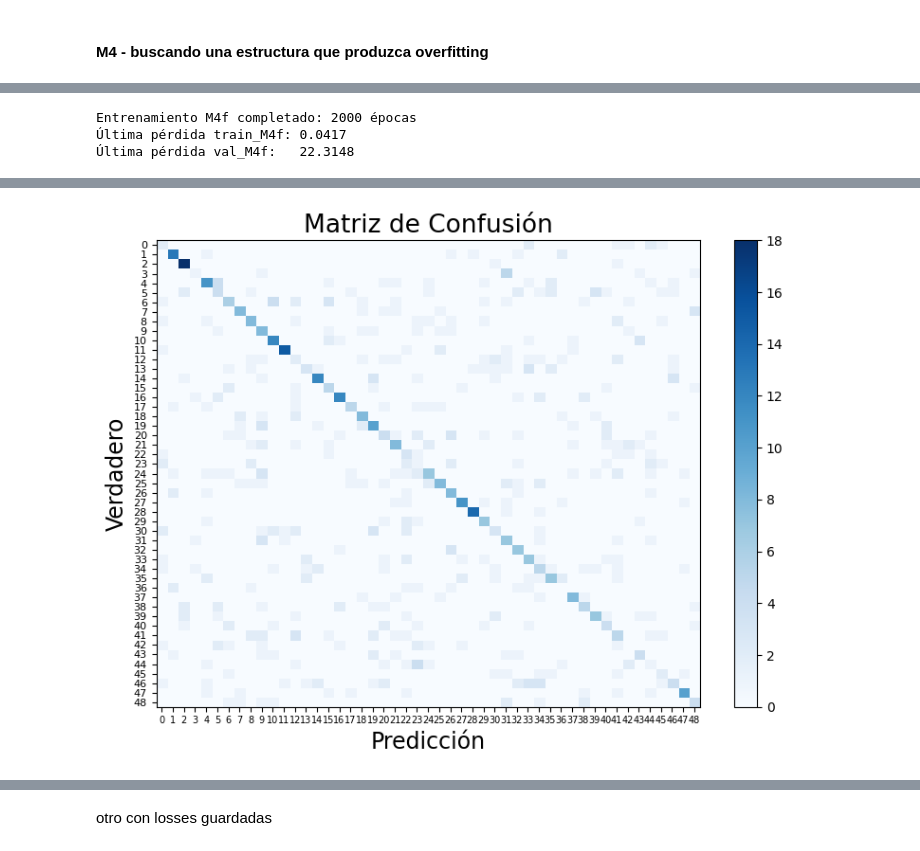
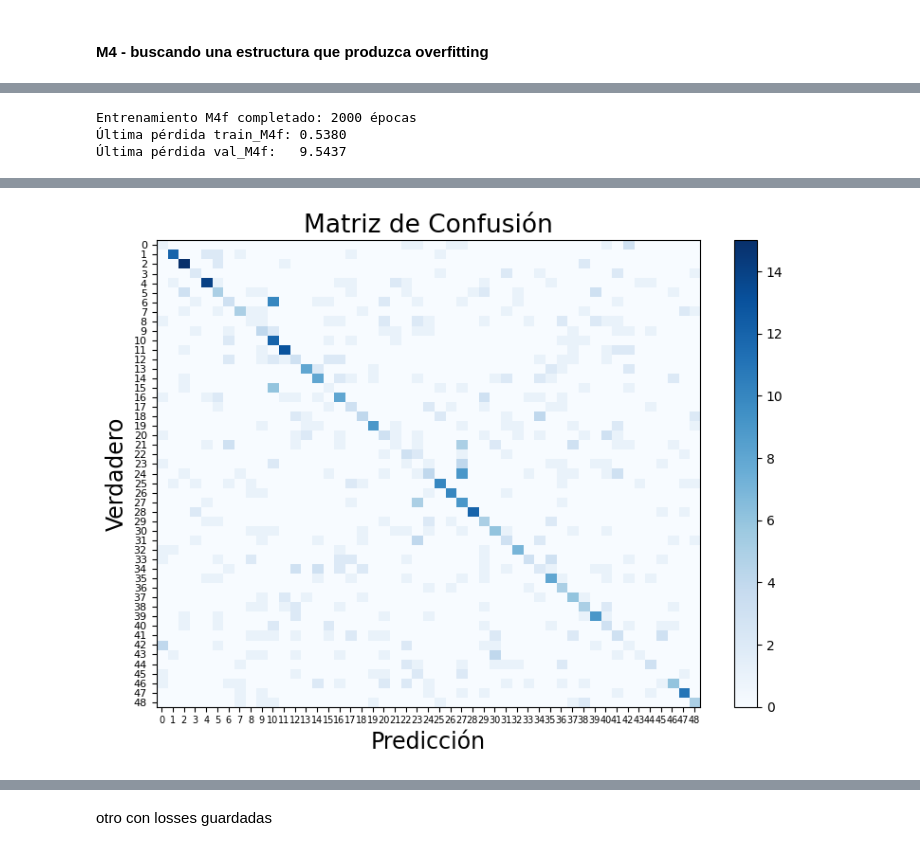
Before and after one commit to anatissera/Machine-Learning-Deep-Learning, a Jupyter notebook: Tissera_AnaPaula_TP3 - cupy/Tissera_AnaPaula_Notebook_TP3 copy.ipynb, the cells around one changed output, grey strips where cells are left out. Drawn from its saved outputs; the diff is of its cells as text; code cells hidden in the pictures.

```diff
--- a/Tissera_AnaPaula_TP3 - cupy/Tissera_AnaPaula_Notebook_TP3 copy.ipynb
+++ b/Tissera_AnaPaula_TP3 - cupy/Tissera_AnaPaula_Notebook_TP3 copy.ipynb
@@ -996,9 +1223,9 @@ y_pred_M4f  = cp.array(preds_M4f.cpu().numpy())
 y_proba_M4f = cp.array(probs_M4f.cpu().numpy())
 
 m4f_metrics = Metrics(y_true_M4f, y_pred_M4f, y_proba_M4f)
-m4f_metrics.report_metrics(title="Desempeño final M4f tras 2000 épocas")
+m4f_metrics.report_metrics(title="Desempeño final M4 después de 2000 épocas")
 # %% [output]
 Entrenamiento M4f completado: 2000 épocas
-Última pérdida train_M4f: 0.0417
-Última pérdida val_M4f:   22.3148
+Última pérdida train_M4f: 0.5380
+Última pérdida val_M4f:   9.5437
 ### Desempeño final M4f tras 2000 épocas
@@ -1007,4 +1234,4 @@ Entrenamiento M4f completado: 2000 épocas
-[figure, old version]
+[figure, new version]
 # %%
 from src.plot import plot_loss
 plot_loss(epochs_M4f, train_losses_M4f, val_losses_M4f)
```
Also changed, not shown: parts of 16 cells of this notebook.
